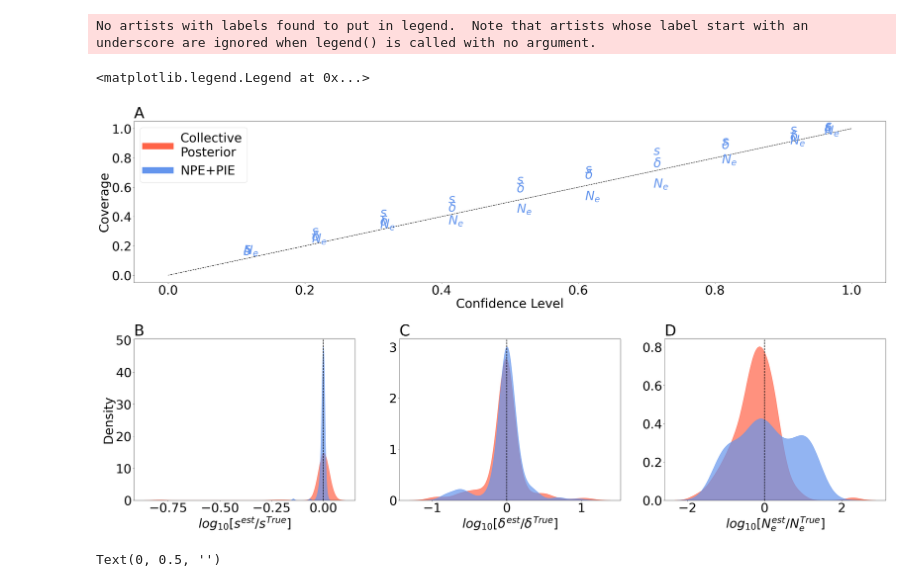
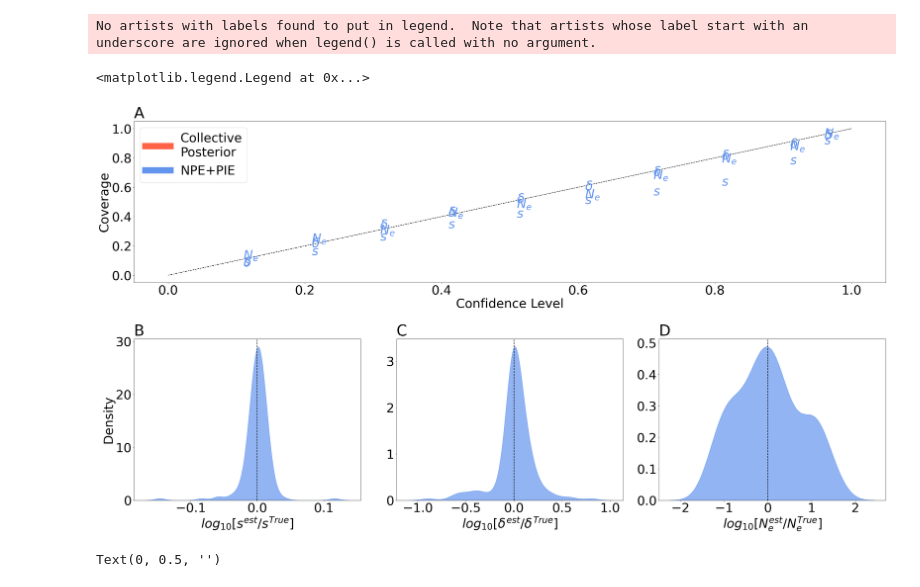
Before and after one commit to yoavram-lab/collective_posterior, a Jupyter notebook: CLASSIC_WF/test collective.ipynb, the cells around one changed output. Drawn from its saved outputs; the diff is of its cells as text; code cells hidden in the pictures.

Commit message:
test fixes and glu test data

```diff
--- a/CLASSIC_WF/test collective.ipynb
+++ b/CLASSIC_WF/test collective.ipynb
@@ -139,39 +139,39 @@ ax['D'].set_title('D',loc='left')
 ax['A'].plot(np.linspace(0,1,100),np.linspace(0,1,100), color='k', label='', ls='--')
 # covs_ = pd.read_csv(f'tests/covs_old_CLASSIC_WF_r.csv', index_col=0, dtype='float')
 # plot_covs_old(ax=ax['A'], covs=covs_,label='Collective\nPosterior',color='tomato', cp=True)
-covs_iid = pd.read_csv(f'tests/covs_old_CLASSIC_WF_iid_.csv', index_col=0, dtype='float')
+covs_iid = pd.read_csv(f'tests/covs_old_CLASSIC_WF_iid_h.csv', index_col=0, dtype='float')
 plot_covs_old(ax=ax['A'], covs=covs_iid,label='NPE+PIE',color='cornflowerblue')
 ax['A'].set_xlabel('Confidence Level')
 ax['A'].set_ylabel('Coverage')
 ax['A'].legend(fontsize=40)
 
 # Accuracy plots in ax C-E
 n_params=3
 ax['B'].set_xlabel('$log_{10}[s^{est} / {s^{True}}]$')
 ax['C'].set_xlabel('$log_{10}[\\delta^{est} / {\\delta^{True}}]$')
 ax['D'].set_xlabel('$log_{10}[N_e^{est} / {N_e^{True}}]$')
 
 axx = [ax['B'], ax['C'], ax['D']]
 
-cp_acc = 'tests/accus_CLASSIC_WF_r.csv'
-plot_accuracy(cp_acc, axx, color='tomato', hatch='', label='Collective\nPosterior')
+# cp_acc = 'tests/accus_CLASSIC_WF_r.csv'
+# plot_accuracy(cp_acc, axx, color='tomato', hatch='', label='Collective\nPosterior')
 
 
-iid_acc = 'tests/accus_CLASSIC_WF_iid_.csv'
+iid_acc = 'tests/accus_CLASSIC_WF_iid_h.csv'
 plot_accuracy(iid_acc, axx, color='cornflowerblue', hatch='', label='NPE+PIE')
 
 # ax['A'].legend(loc='upper left')
 ax['C'].set_ylabel('')
 ax['D'].set_ylabel('')
 
 # manual legend for ax[A]
 handles = [plt.Line2D([0], [0], color='tomato', lw=20, label='Collective\nPosterior'),
            plt.Line2D([0], [0], color='cornflowerblue', lw=20, label='NPE+PIE')]
 ax['A'].legend(handles=handles, fontsize=40, loc='upper left')
 # %% [output]
 No artists with labels found to put in legend.  Note that artists whose label start with an underscore are ignored when legend() is called with no argument.
 <matplotlib.legend.Legend at 0x...>
-[figure, old version]
+[figure, new version]
 # %%
 # A - Coverage plots
 # B-D - Accuracy plots
```
Also changed, not shown: parts of 3 cells of this notebook, 5 other files.
